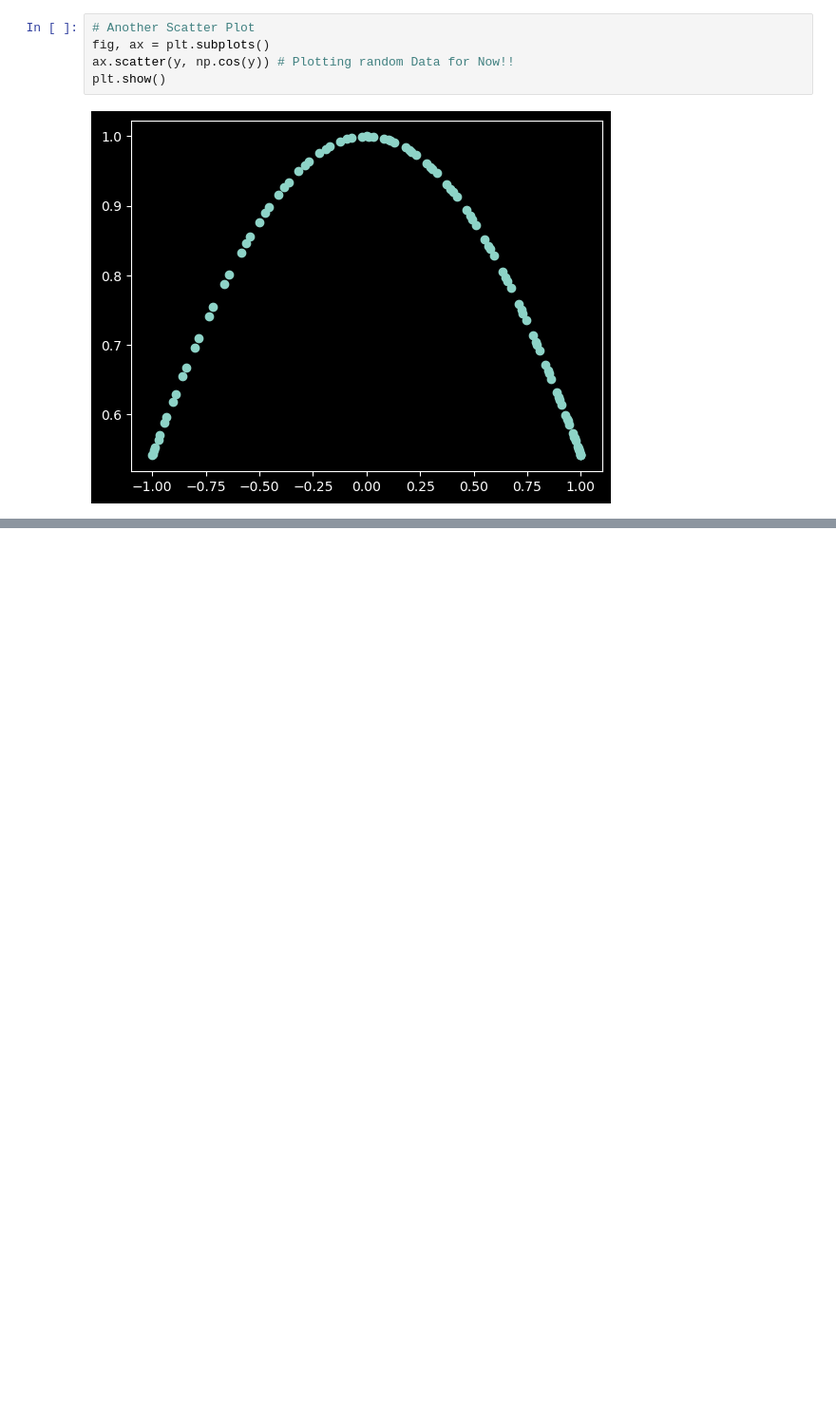
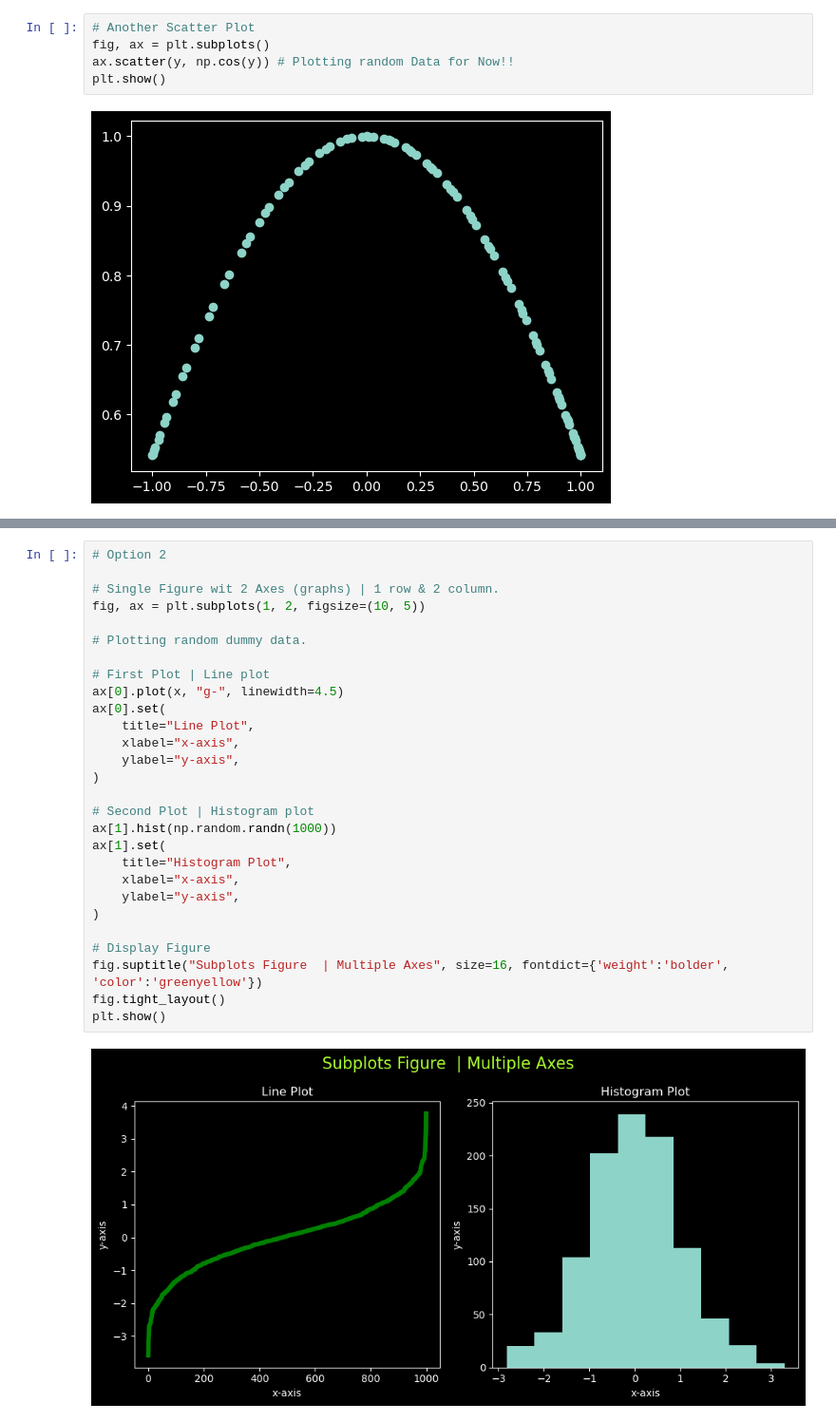
Before and after one commit to DarkDk123/ZTM-ML-Data-Science, a Jupyter notebook: 6. Matplotlib : Visualizing Data/Matplotlib_Intro.ipynb, the cells around one changed output, grey strips where cells are left out. Shown at 95% size. Drawn from its saved outputs; the diff is of its cells as text; blank space fills up the shorter version.

```diff
--- a/6. Matplotlib : Visualizing Data/Matplotlib_Intro.ipynb
+++ b/6. Matplotlib : Visualizing Data/Matplotlib_Intro.ipynb
@@ -253,0 +309,30 @@ plt.show()
+# %%
+# Option 2
+
+# Single Figure wit 2 Axes (graphs) | 1 row & 2 column.
+fig, ax = plt.subplots(1, 2, figsize=(10, 5))
+
+# Plotting random dummy data.
+
+# First Plot | Line plot
+ax[0].plot(x, "g-", linewidth=4.5)
+ax[0].set(
+    title="Line Plot",
+    xlabel="x-axis",
+    ylabel="y-axis",
+)
+
+# Second Plot | Histogram plot
+ax[1].hist(np.random.randn(1000))
+ax[1].set(
+    title="Histogram Plot",
+    xlabel="x-axis",
+    ylabel="y-axis",
+)
+
+# Display Figure
+fig.suptitle("Subplots Figure  | Multiple Axes", size=16, fontdict={'weight':'bolder', 'color':'greenyellow'})
+fig.tight_layout()
+plt.show()
+# %% [output]
+[figure, added]
```
Also changed, not shown: parts of 9 cells of this notebook.
